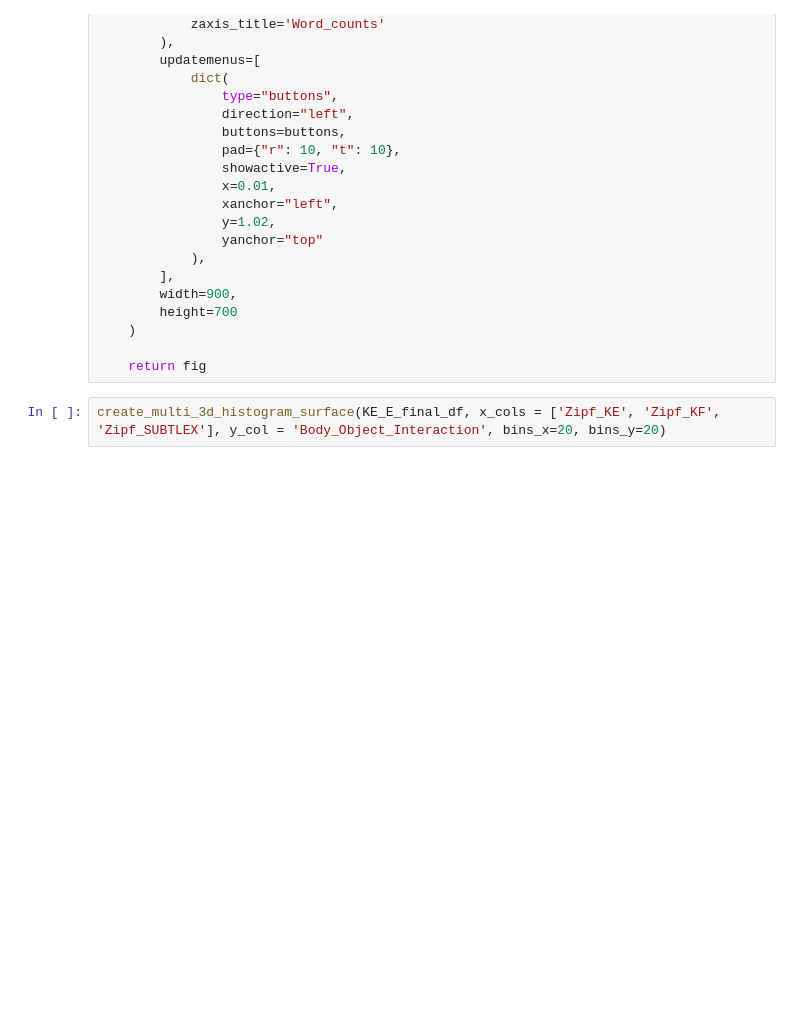
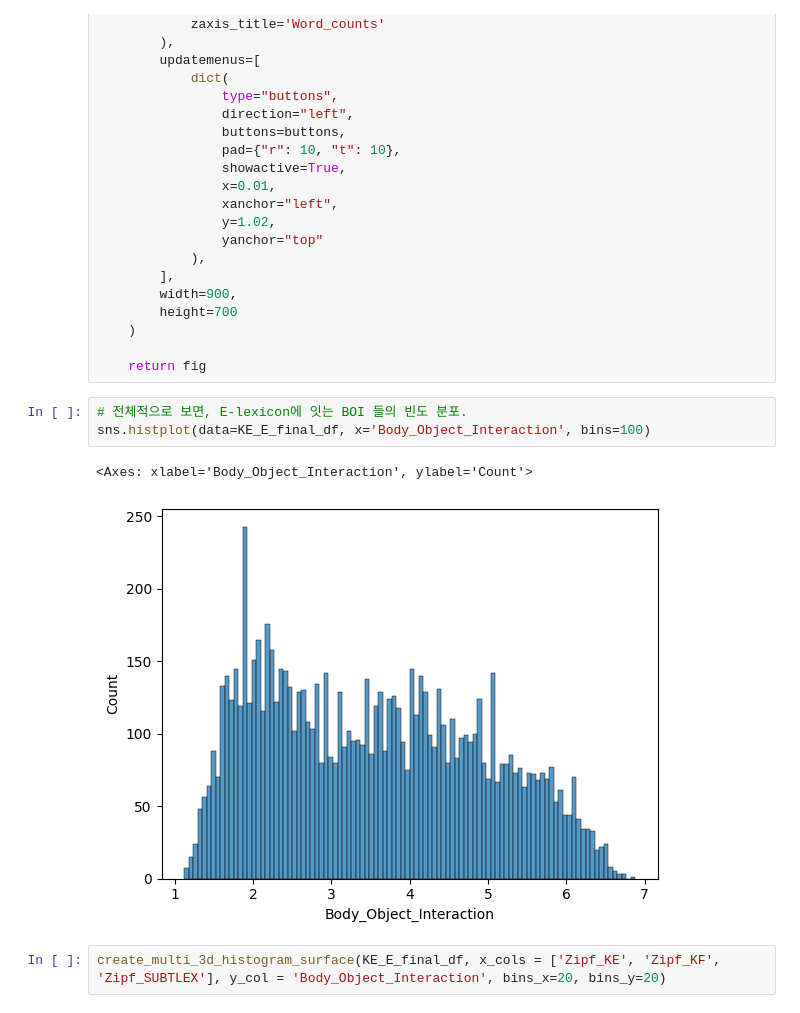
Before and after one commit to irregular6612/english-corpus-comparison, a Jupyter notebook: src/notebooks/value-distribution-analysis.ipynb, the cells around one changed output. Saved outputs shown, nothing was run; the diff lists cells and outputs as text; blank space fills up the shorter version.

```diff
--- a/src/notebooks/value-distribution-analysis.ipynb
+++ b/src/notebooks/value-distribution-analysis.ipynb
@@ -213,5 +213,11 @@ def create_multi_3d_histogram_surface(df, x_cols, y_col, bins_x=20, bins_y=20):
     )
 
     return fig
+# %%
+# 전체적으로 보면, E-lexicon에 잇는 BOI 들의 빈도 분포.
+sns.histplot(data=KE_E_final_df, x='Body_Object_Interaction', bins=100)
+# %% [output]
+<Axes: xlabel='Body_Object_Interaction', ylabel='Count'>
+[figure, added]
 # %%
 create_multi_3d_histogram_surface(KE_E_final_df, x_cols = ['Zipf_KE', 'Zipf_KF', 'Zipf_SUBTLEX'], y_col = 'Body_Object_Interaction', bins_x=20, bins_y=20)
```
Also changed, not shown: parts of 4 cells of this notebook, 1 other file.
